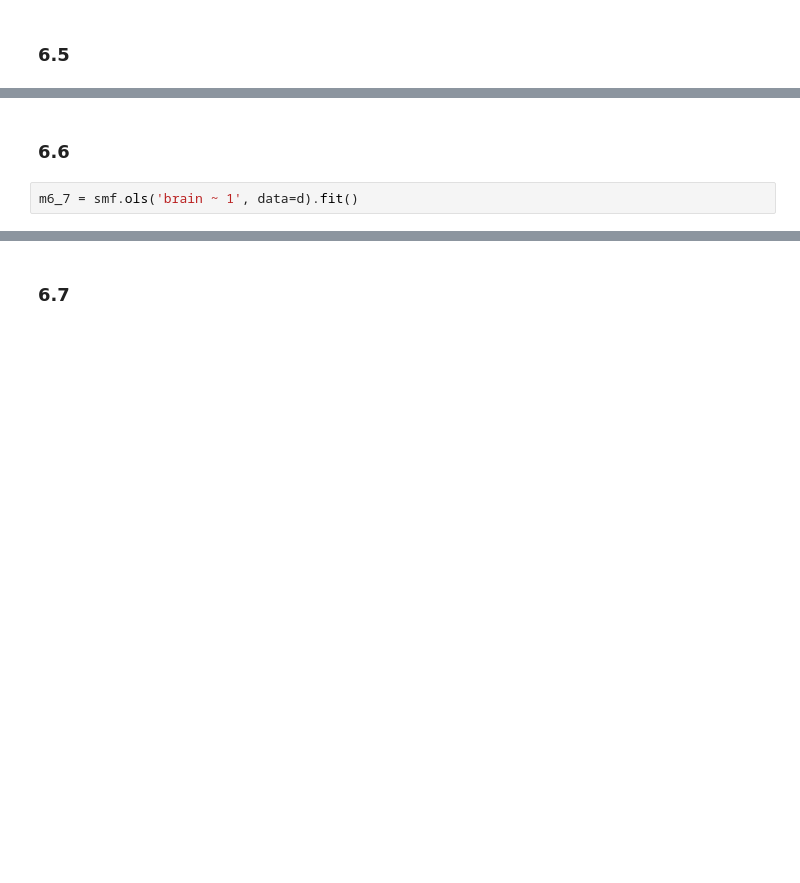
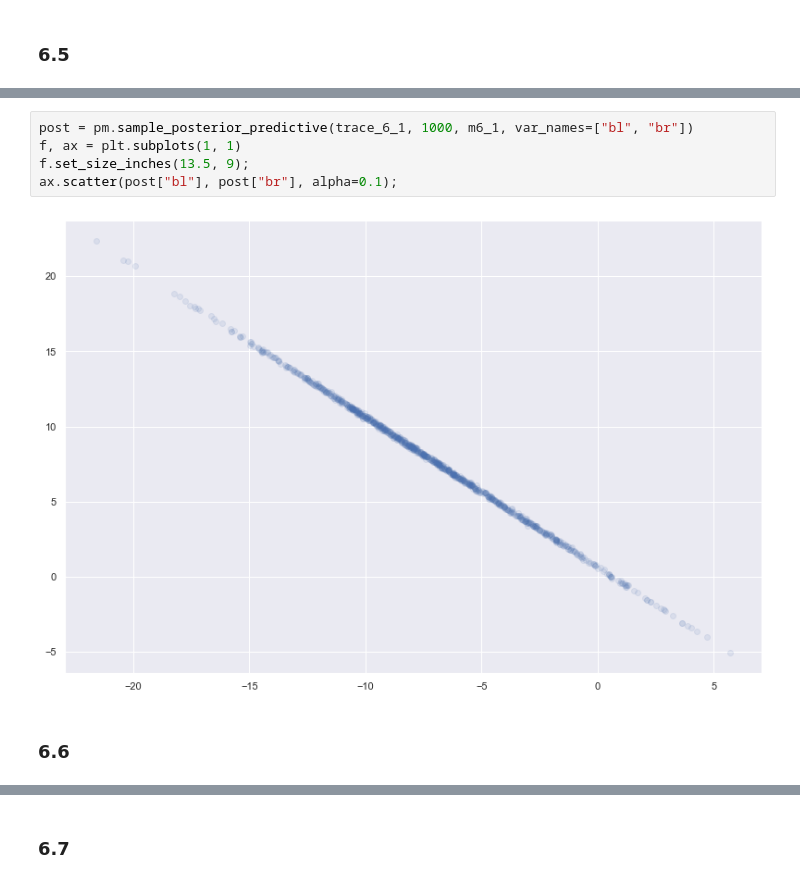
Before and after one commit to grinnbearit/statistical_rethinking, a Jupyter notebook: chapter_6.ipynb, the cells around one changed output, grey strips where cells are left out. Cells and saved outputs as stored; diff of their text form; blank space fills up the shorter version.

```diff
--- a/chapter_6.ipynb
+++ b/chapter_6.ipynb
@@ -51,4 +83,9 @@ m6_6 = smf.ols("brain ~ mass + I(mass**2) + I(mass**3) + I(mass**4) + I(mass**5)
+# %%
+post = pm.sample_posterior_predictive(trace_6_1, 1000, m6_1, var_names=["bl", "br"])
+f, ax = plt.subplots(1, 1)
+f.set_size_inches(13.5, 9);
+ax.scatter(post["bl"], post["br"], alpha=0.1);
+# %% [output]
+[figure, added]
 # %% [markdown]
 ### 6.6
-# %%
-m6_7 = smf.ols('brain ~ 1', data=d).fit()
```
Also changed, not shown: parts of 133 cells of this notebook, 1 other file.
